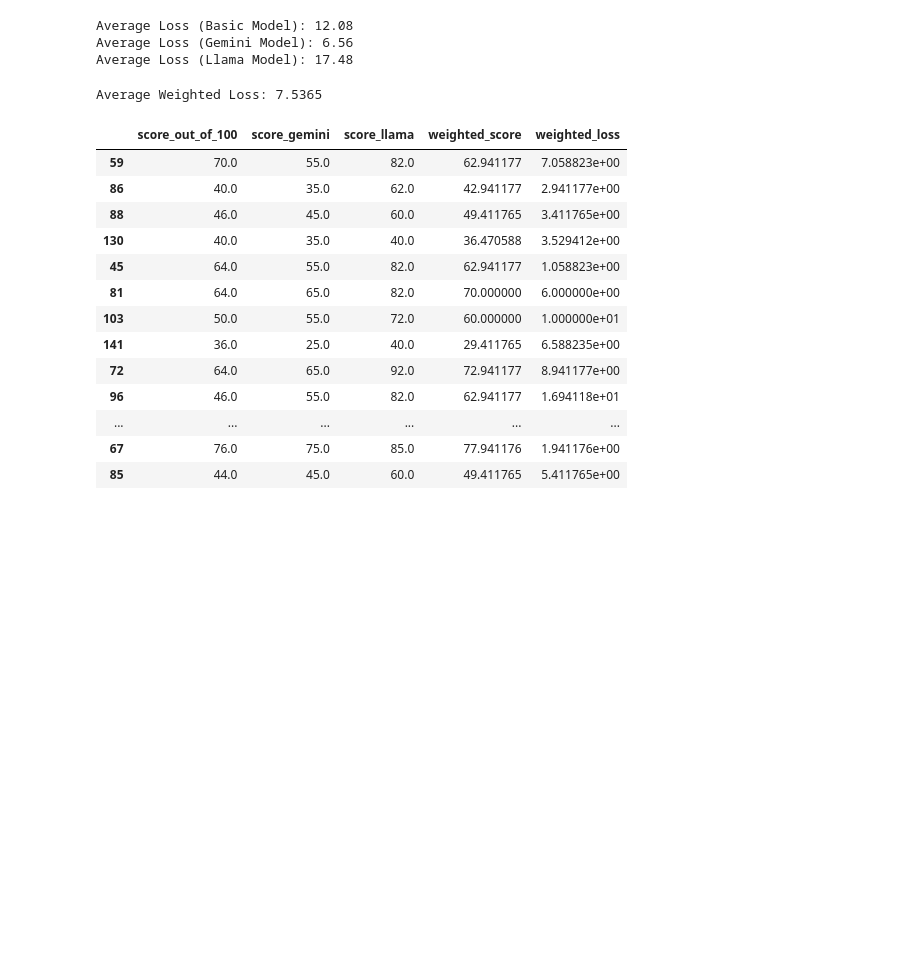
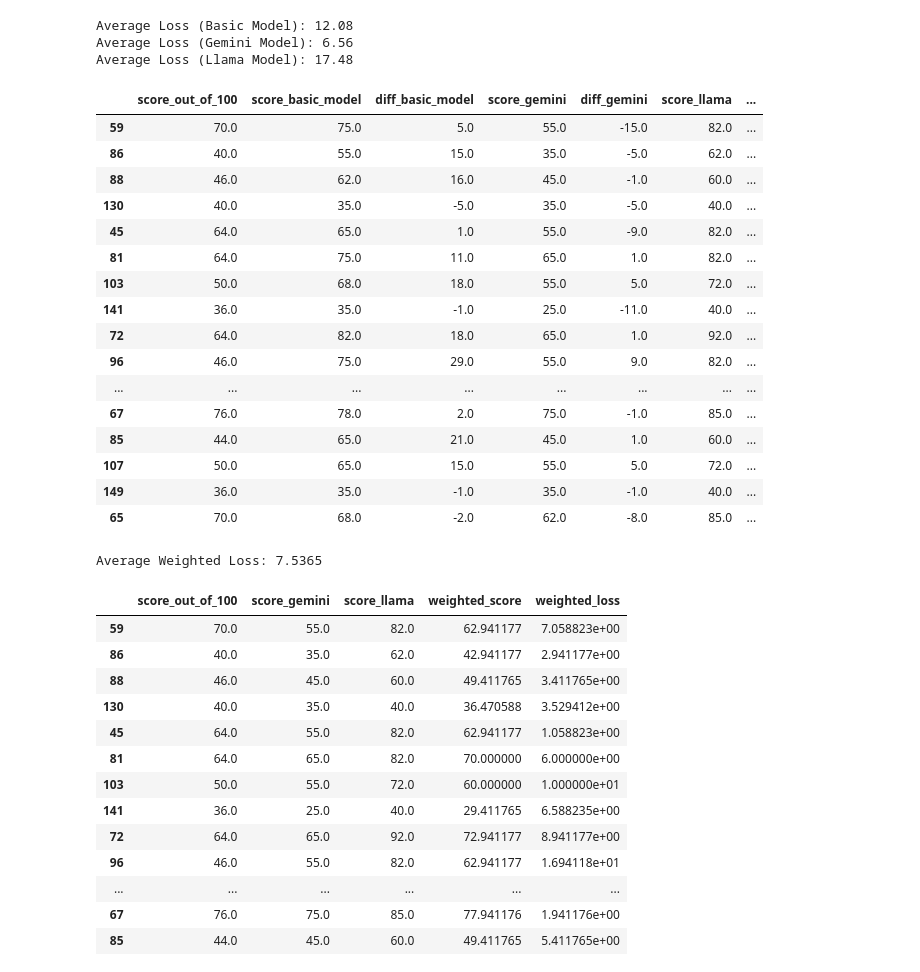
Before and after one commit to graysonjova/BT5153-Essay, a Jupyter notebook: BT5153.ipynb, the cells around one changed output. Cells and saved outputs as stored; diff of their text form; code cells hidden in the pictures; blank space fills up the shorter version.

```diff
--- a/BT5153.ipynb
+++ b/BT5153.ipynb
@@ -294,10 +294,8 @@ Explanation: <brief rationale>
 # %%
 #second grading function
 from groq import Groq
-GROQ_API_KEY = "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"
-#GOOGLE_API_KEY = 'AIzaSyDDmpeOVOZzBne55SLwCslWVxE5doTbfEM'
+GROQ_API_KEY = "api_key_here"
 groq_client = Groq(api_key=GROQ_API_KEY)
-#client = genai.Client(api_key=GOOGLE_API_KEY)
 
 def grade_essay_llama(essay_text: str, essay_title: str, rubric: str, examples: str) -> str:
     """Evaluate the essay using Llama-3.3-70b-versatile and return score + explanation."""
@@ -656,6 +666,33 @@ print(f"Average Loss (Llama Model): {average_loss_llama}")
 Average Loss (Basic Model): 12.08
 Average Loss (Gemini Model): 6.56
 Average Loss (Llama Model): 17.48
+# %%
+# Calculate the difference between model scores and the true score
+test_rows["diff_basic_model"] = test_rows["score_basic_model"] - test_rows["score_out_of_100"]
+test_rows["diff_gemini"] = test_rows["score_gemini"] - test_rows["score_out_of_100"]
+test_rows["diff_llama"] = test_rows["score_llama"] - test_rows["score_out_of_100"]
+
+# Display the differences
+test_rows[["score_out_of_100", "score_basic_model", "diff_basic_model",
+           "score_gemini", "diff_gemini", "score_llama", "diff_llama"]]
+# %% [output]
+|  | score_out_of_100 | score_basic_model | diff_basic_model | score_gemini | diff_gemini | score_llama | ... |
+| 59 | 70.0 | 75.0 | 5.0 | 55.0 | -15.0 | 82.0 | ... |
+| 86 | 40.0 | 55.0 | 15.0 | 35.0 | -5.0 | 62.0 | ... |
+| 88 | 46.0 | 62.0 | 16.0 | 45.0 | -1.0 | 60.0 | ... |
+| 130 | 40.0 | 35.0 | -5.0 | 35.0 | -5.0 | 40.0 | ... |
+| 45 | 64.0 | 65.0 | 1.0 | 55.0 | -9.0 | 82.0 | ... |
+| 81 | 64.0 | 75.0 | 11.0 | 65.0 | 1.0 | 82.0 | ... |
+| 103 | 50.0 | 68.0 | 18.0 | 55.0 | 5.0 | 72.0 | ... |
+| 141 | 36.0 | 35.0 | -1.0 | 25.0 | -11.0 | 40.0 | ... |
+| 72 | 64.0 | 82.0 | 18.0 | 65.0 | 1.0 | 92.0 | ... |
+| 96 | 46.0 | 75.0 | 29.0 | 55.0 | 9.0 | 82.0 | ... |
+| ... | ... | ... | ... | ... | ... | ... | ... |
+| 67 | 76.0 | 78.0 | 2.0 | 75.0 | -1.0 | 85.0 | ... |
+| 85 | 44.0 | 65.0 | 21.0 | 45.0 | 1.0 | 60.0 | ... |
+| 107 | 50.0 | 65.0 | 15.0 | 55.0 | 5.0 | 72.0 | ... |
+| 149 | 36.0 | 35.0 | -1.0 | 35.0 | -1.0 | 40.0 | ... |
+| 65 | 70.0 | 68.0 | -2.0 | 62.0 | -8.0 | 85.0 | ... |
 # %%
 # Apply optimal weights to calculate the weighted score
 test_rows["weighted_score"] = (
```
Also changed, not shown: parts of 2 cells of this notebook, 6 other files.
